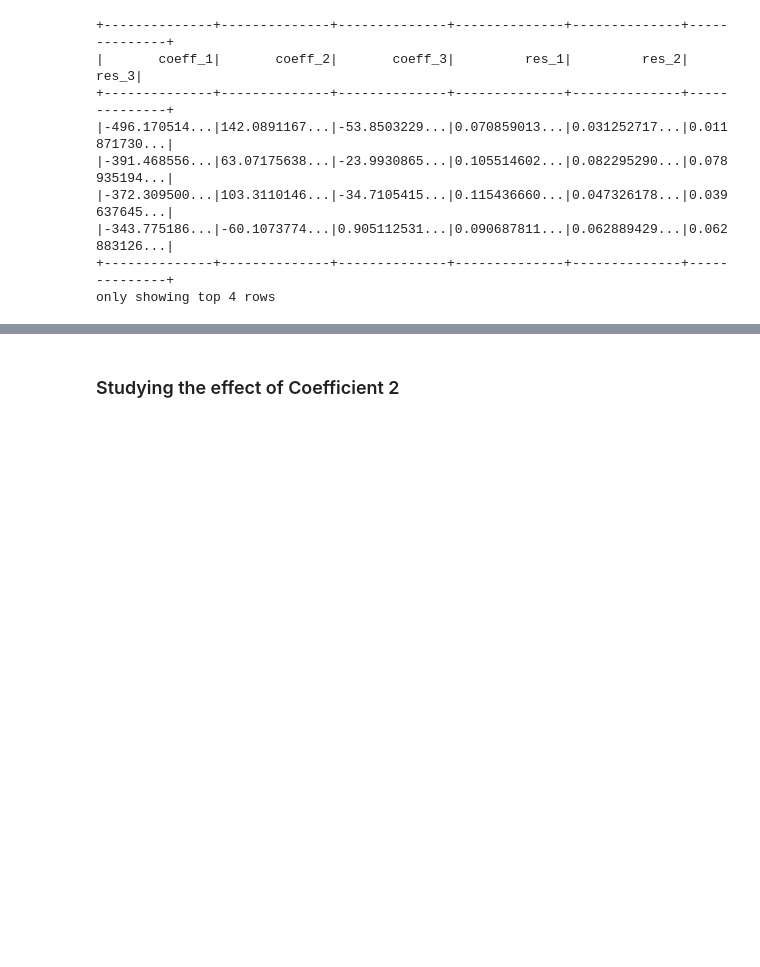
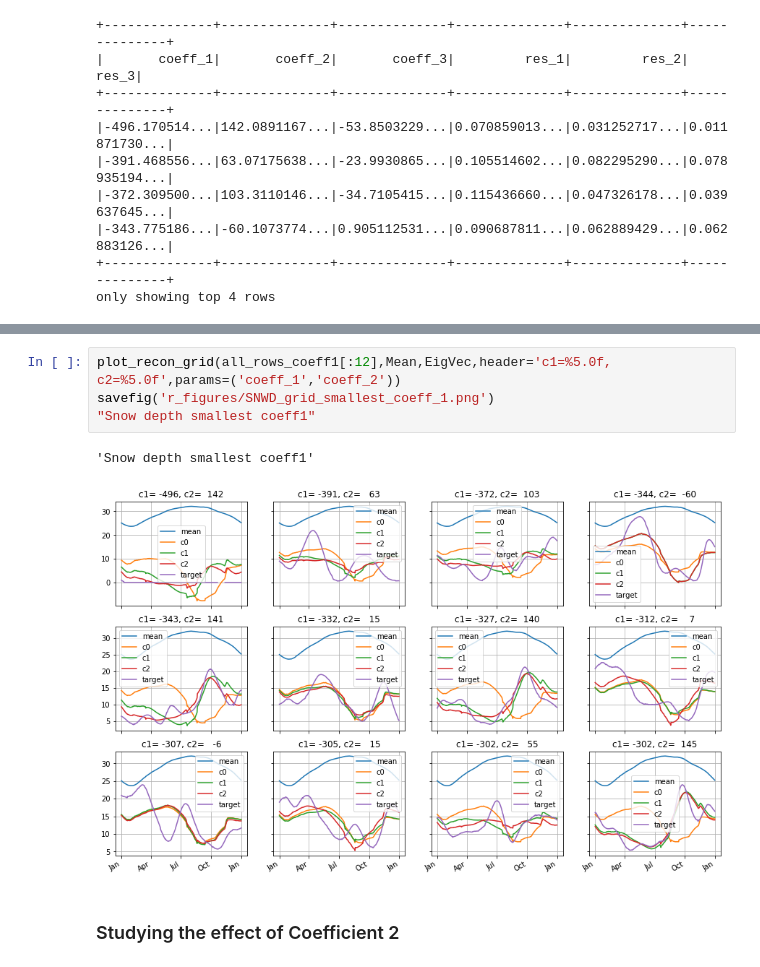
Before and after one commit to yoavfreund/Public-DSC291, a Jupyter notebook: notebooks/Section2-PCA/Section2-Weather-PCA_PART2/4a. Weather Analysis - reconstruction PRCP-Smoothed.ipynb, the cells around one changed output, grey strips where cells are left out. Drawn from its saved outputs; the diff is of its cells as text; blank space fills up the shorter version.

```diff
--- a/notebooks/Section2-PCA/Section2-Weather-PCA_PART2/4a. Weather Analysis - reconstruction PRCP-Smoothed.ipynb
+++ b/notebooks/Section2-PCA/Section2-Weather-PCA_PART2/4a. Weather Analysis - reconstruction PRCP-Smoothed.ipynb
@@ -309,3 +330,10 @@ savefig('r_figures/SNWD_grid_positive_coeff_2.png')
+# %%
+plot_recon_grid(all_rows_coeff1[:12],Mean,EigVec,header='c1=%5.0f, c2=%5.0f',params=('coeff_1','coeff_2'))
+savefig('r_figures/SNWD_grid_smallest_coeff_1.png')
+"Snow depth smallest coeff1"
+# %% [output]
+'Snow depth smallest coeff1'
+[figure, added]
 # %% [markdown]
 ### Studying the effect of Coefficient 2
 # %%
```
Also changed, not shown: parts of 24 cells of this notebook, 13 other files.
